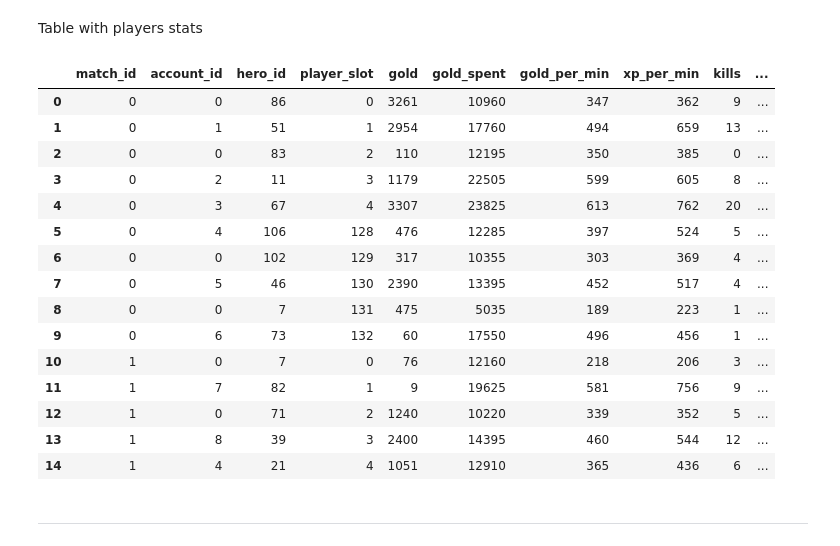
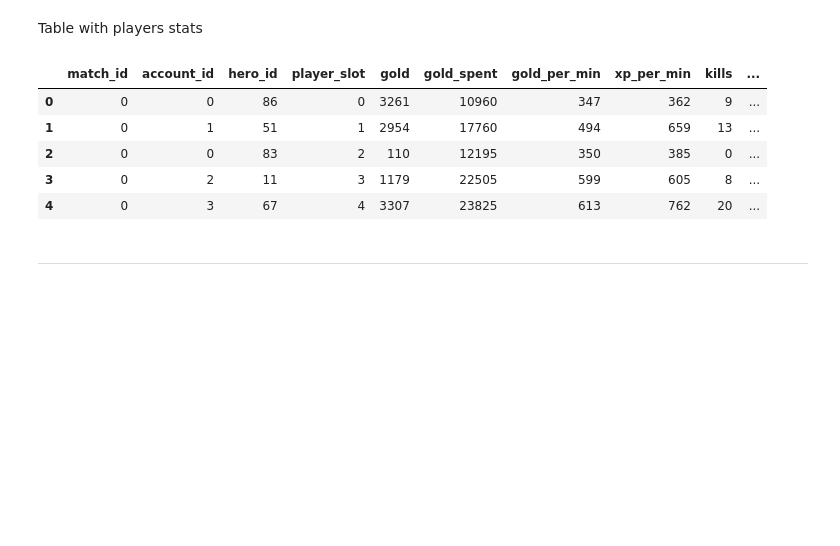
Before and after one commit to michailow/dota2-eda, a Jupyter notebook: notebooks/dota2_eda.ipynb, the cells around one changed output. Drawn from its saved outputs; the diff is of its cells as text; code cells hidden in the pictures; blank space fills up the shorter version.

```diff
--- a/notebooks/dota2_eda.ipynb
+++ b/notebooks/dota2_eda.ipynb
@@ -203,24 +188,14 @@ ___
 Table with players stats
 # %%
 df_players = pd.read_csv('../archive/players.csv')
-df_players.head(15)
+df_players.head(5)
 # %% [output]
 |  | match_id | account_id | hero_id | player_slot | gold | gold_spent | gold_per_min | xp_per_min | kills | ... |
 | 0 | 0 | 0 | 86 | 0 | 3261 | 10960 | 347 | 362 | 9 | ... |
 | 1 | 0 | 1 | 51 | 1 | 2954 | 17760 | 494 | 659 | 13 | ... |
 | 2 | 0 | 0 | 83 | 2 | 110 | 12195 | 350 | 385 | 0 | ... |
 | 3 | 0 | 2 | 11 | 3 | 1179 | 22505 | 599 | 605 | 8 | ... |
 | 4 | 0 | 3 | 67 | 4 | 3307 | 23825 | 613 | 762 | 20 | ... |
-| 5 | 0 | 4 | 106 | 128 | 476 | 12285 | 397 | 524 | 5 | ... |
-| 6 | 0 | 0 | 102 | 129 | 317 | 10355 | 303 | 369 | 4 | ... |
-| 7 | 0 | 5 | 46 | 130 | 2390 | 13395 | 452 | 517 | 4 | ... |
-| 8 | 0 | 0 | 7 | 131 | 475 | 5035 | 189 | 223 | 1 | ... |
-| 9 | 0 | 6 | 73 | 132 | 60 | 17550 | 496 | 456 | 1 | ... |
-| 10 | 1 | 0 | 7 | 0 | 76 | 12160 | 218 | 206 | 3 | ... |
-| 11 | 1 | 7 | 82 | 1 | 9 | 19625 | 581 | 756 | 9 | ... |
-| 12 | 1 | 0 | 71 | 2 | 1240 | 10220 | 339 | 352 | 5 | ... |
-| 13 | 1 | 8 | 39 | 3 | 2400 | 14395 | 460 | 544 | 12 | ... |
-| 14 | 1 | 4 | 21 | 4 | 1051 | 12910 | 365 | 436 | 6 | ... |
 # %% [markdown]
 ___
 # %% [markdown]
```
Also changed, not shown: parts of 207 cells of this notebook.
